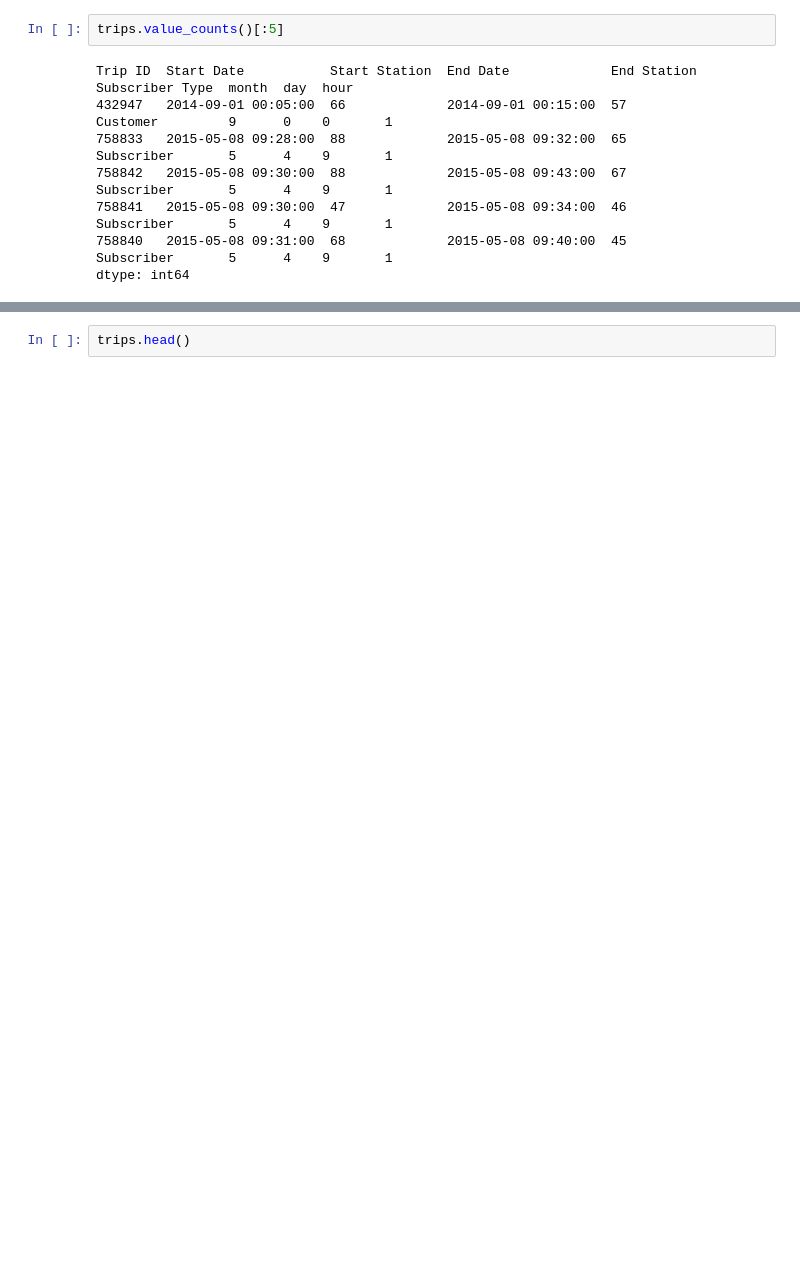
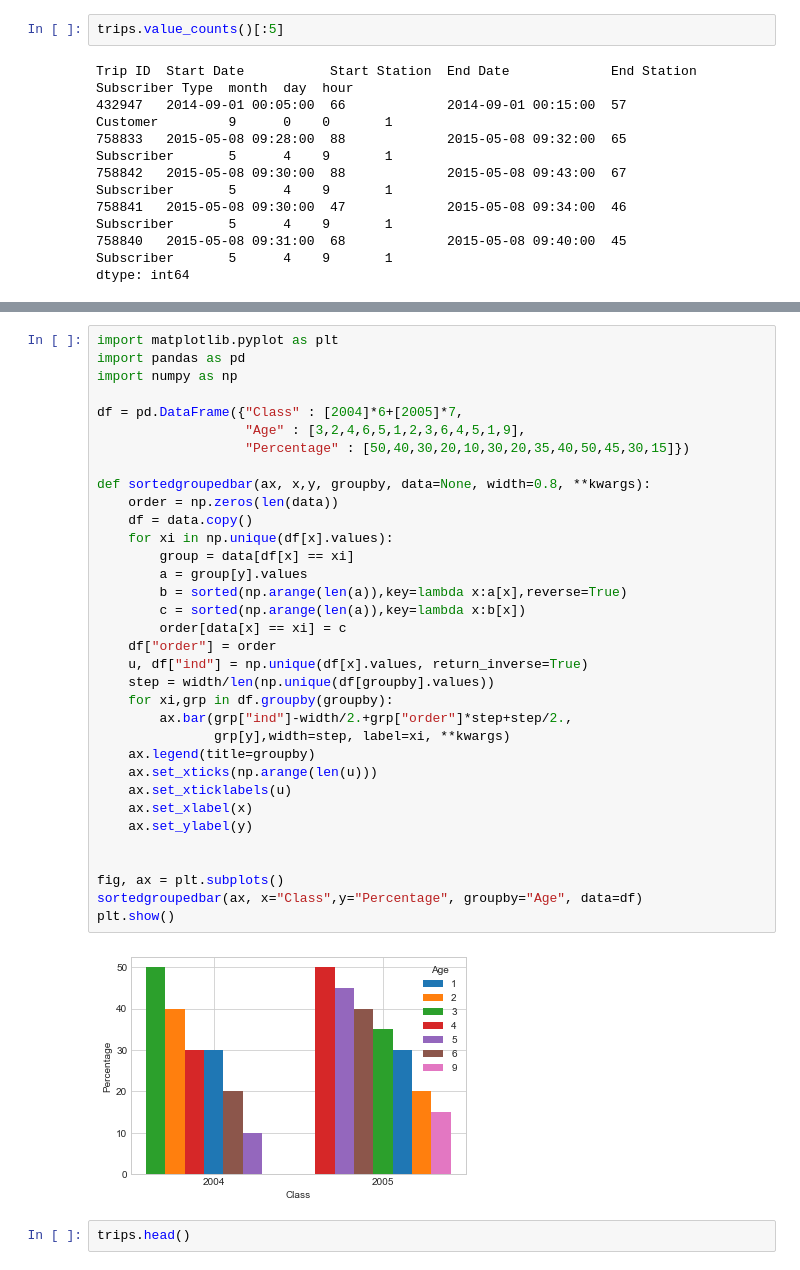
Before and after one commit to jkurdys/BikeShare, a Jupyter notebook: notebooks/BikeShare.ipynb, the cells around one changed output, grey strips where cells are left out. Saved outputs shown, nothing was run; the diff lists cells and outputs as text; blank space fills up the shorter version.

```diff
--- a/notebooks/BikeShare.ipynb
+++ b/notebooks/BikeShare.ipynb
@@ -323,3 +368,39 @@ plt.show();
+# %%
+import matplotlib.pyplot as plt
+import pandas as pd
+import numpy as np
+
+df = pd.DataFrame({"Class" : [2004]*6+[2005]*7,
+                   "Age" : [3,2,4,6,5,1,2,3,6,4,5,1,9],
+                   "Percentage" : [50,40,30,20,10,30,20,35,40,50,45,30,15]})
+
+def sortedgroupedbar(ax, x,y, groupby, data=None, width=0.8, **kwargs):
+    order = np.zeros(len(data))
+    df = data.copy()
+    for xi in np.unique(df[x].values):
+        group = data[df[x] == xi]
+        a = group[y].values
+        b = sorted(np.arange(len(a)),key=lambda x:a[x],reverse=True)
+        c = sorted(np.arange(len(a)),key=lambda x:b[x])
+        order[data[x] == xi] = c
+    df["order"] = order
+    u, df["ind"] = np.unique(df[x].values, return_inverse=True)
+    step = width/len(np.unique(df[groupby].values))
+    for xi,grp in df.groupby(groupby):
+        ax.bar(grp["ind"]-width/2.+grp["order"]*step+step/2.,
+               grp[y],width=step, label=xi, **kwargs)
+    ax.legend(title=groupby)
+    ax.set_xticks(np.arange(len(u)))
+    ax.set_xticklabels(u)
+    ax.set_xlabel(x)
+    ax.set_ylabel(y)
+
+
+fig, ax = plt.subplots()
+sortedgroupedbar(ax, x="Class",y="Percentage", groupby="Age", data=df)
+plt.show()
+# %% [output]
+[figure, added]
 # %%
 trips.head()
 # %% [output]
```
Also changed, not shown: parts of 10 cells of this notebook.
